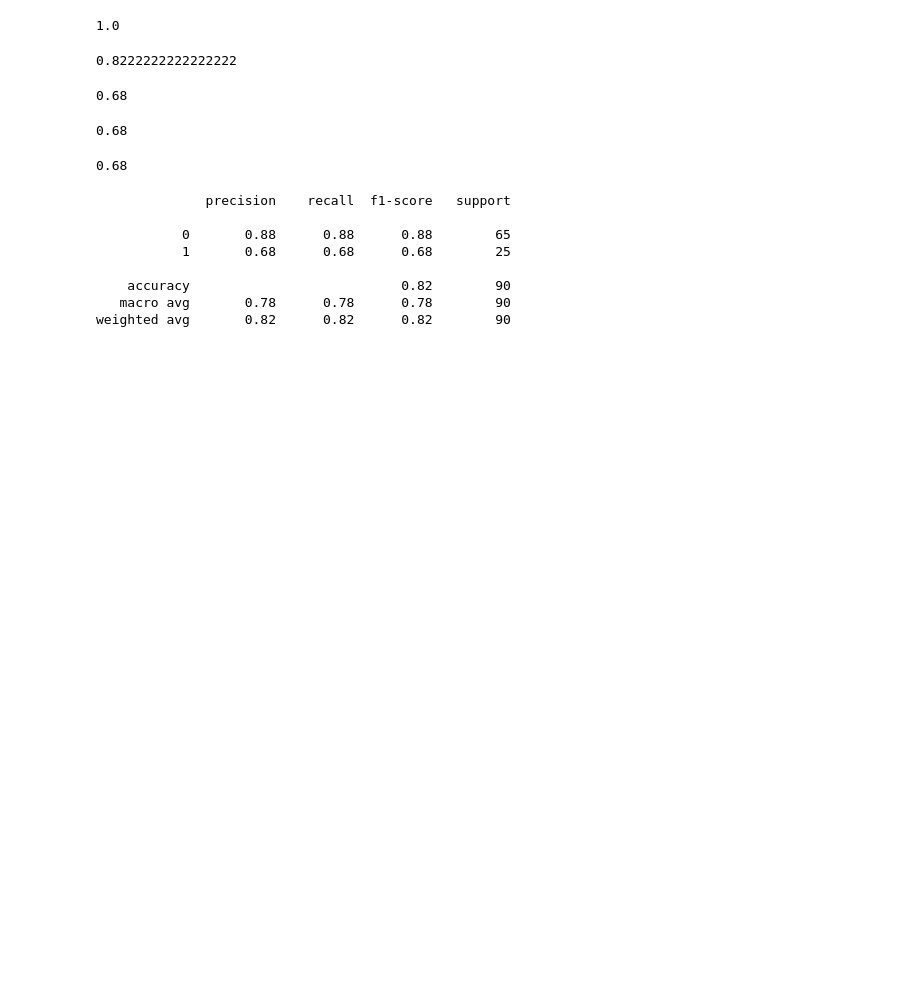
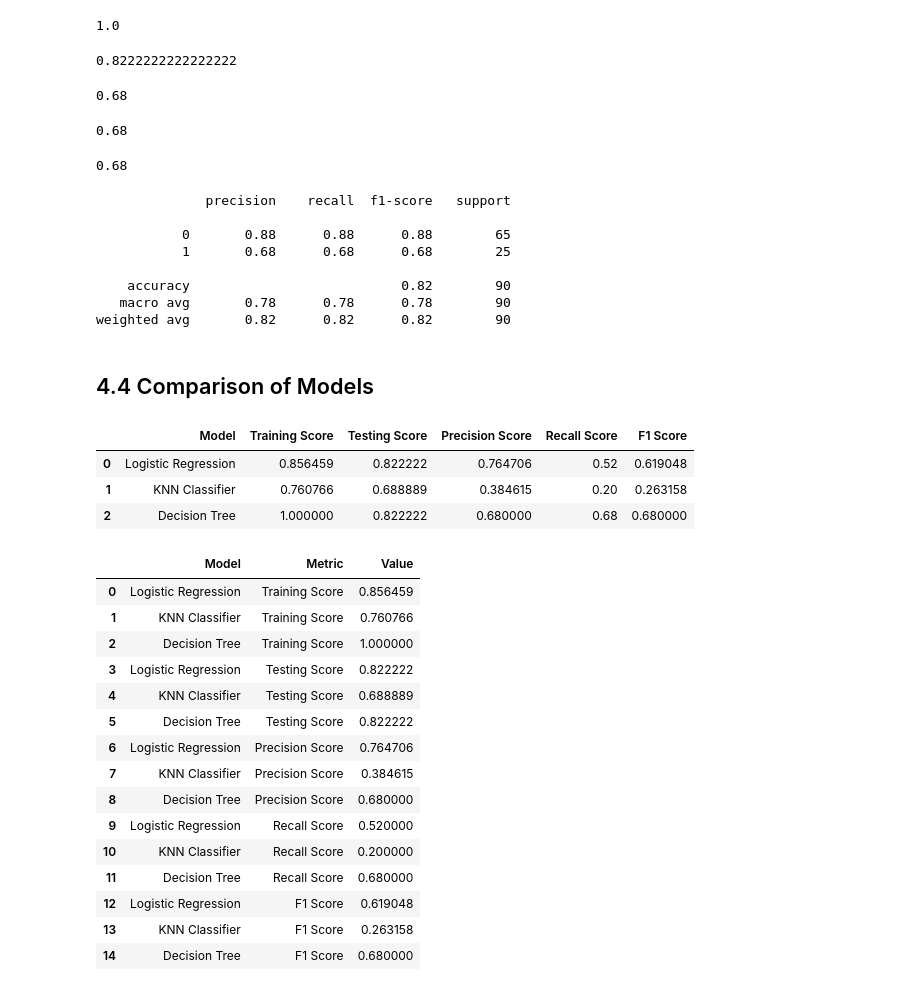
Before and after one commit to mohammadkhorshed/DS-ML-Assignments, a Jupyter notebook: assignment_08.ipynb, the cells around one changed output. Saved outputs shown, nothing was run; the diff lists cells and outputs as text; code cells hidden in the pictures; blank space fills up the shorter version.

```diff
--- a/assignment_08.ipynb
+++ b/assignment_08.ipynb
@@ -574,7 +589,8 @@ precision_score(y_test, y_test_predict)
 # %%
 # Recall score
 
-recall_score(y_test, y_test_predict)
+tree_recall_score = recall_score(y_test, y_test_predict)
+tree_recall_score
 # %% [output]
 0.68
 # %%
@@ -596,3 +613,5 @@ print(classification_report(y_test, y_test_predict))
     accuracy                           0.82        90
    macro avg       0.78      0.78      0.78        90
 weighted avg       0.82      0.82      0.82        90
+# %% [markdown]
+## 4.4 Comparison of Models
@@ -598,0 +627,28 @@ weighted avg       0.82      0.82      0.82        90
+# %%
+df_evaluation = pd.DataFrame(comparison_data)
+df_evaluation
+# %% [output]
+|  | Model | Training Score | Testing Score | Precision Score | Recall Score | F1 Score |
+| 0 | Logistic Regression | 0.856459 | 0.822222 | 0.764706 | 0.52 | 0.619048 |
+| 1 | KNN Classifier | 0.760766 | 0.688889 | 0.384615 | 0.20 | 0.263158 |
+| 2 | Decision Tree | 1.000000 | 0.822222 | 0.680000 | 0.68 | 0.680000 |
+# %%
+melted_df_evaluation = df_evaluation.melt(id_vars='Model', var_name='Metric', value_name='Value') # Melted the df
+melted_df_evaluation
+# %% [output]
+|  | Model | Metric | Value |
+| 0 | Logistic Regression | Training Score | 0.856459 |
+| 1 | KNN Classifier | Training Score | 0.760766 |
+| 2 | Decision Tree | Training Score | 1.000000 |
+| 3 | Logistic Regression | Testing Score | 0.822222 |
+| 4 | KNN Classifier | Testing Score | 0.688889 |
+| 5 | Decision Tree | Testing Score | 0.822222 |
+| 6 | Logistic Regression | Precision Score | 0.764706 |
+| 7 | KNN Classifier | Precision Score | 0.384615 |
+| 8 | Decision Tree | Precision Score | 0.680000 |
+| 9 | Logistic Regression | Recall Score | 0.520000 |
+| 10 | KNN Classifier | Recall Score | 0.200000 |
+| 11 | Decision Tree | Recall Score | 0.680000 |
+| 12 | Logistic Regression | F1 Score | 0.619048 |
+| 13 | KNN Classifier | F1 Score | 0.263158 |
+| 14 | Decision Tree | F1 Score | 0.680000 |
```
Also changed, not shown: parts of 19 cells of this notebook.
